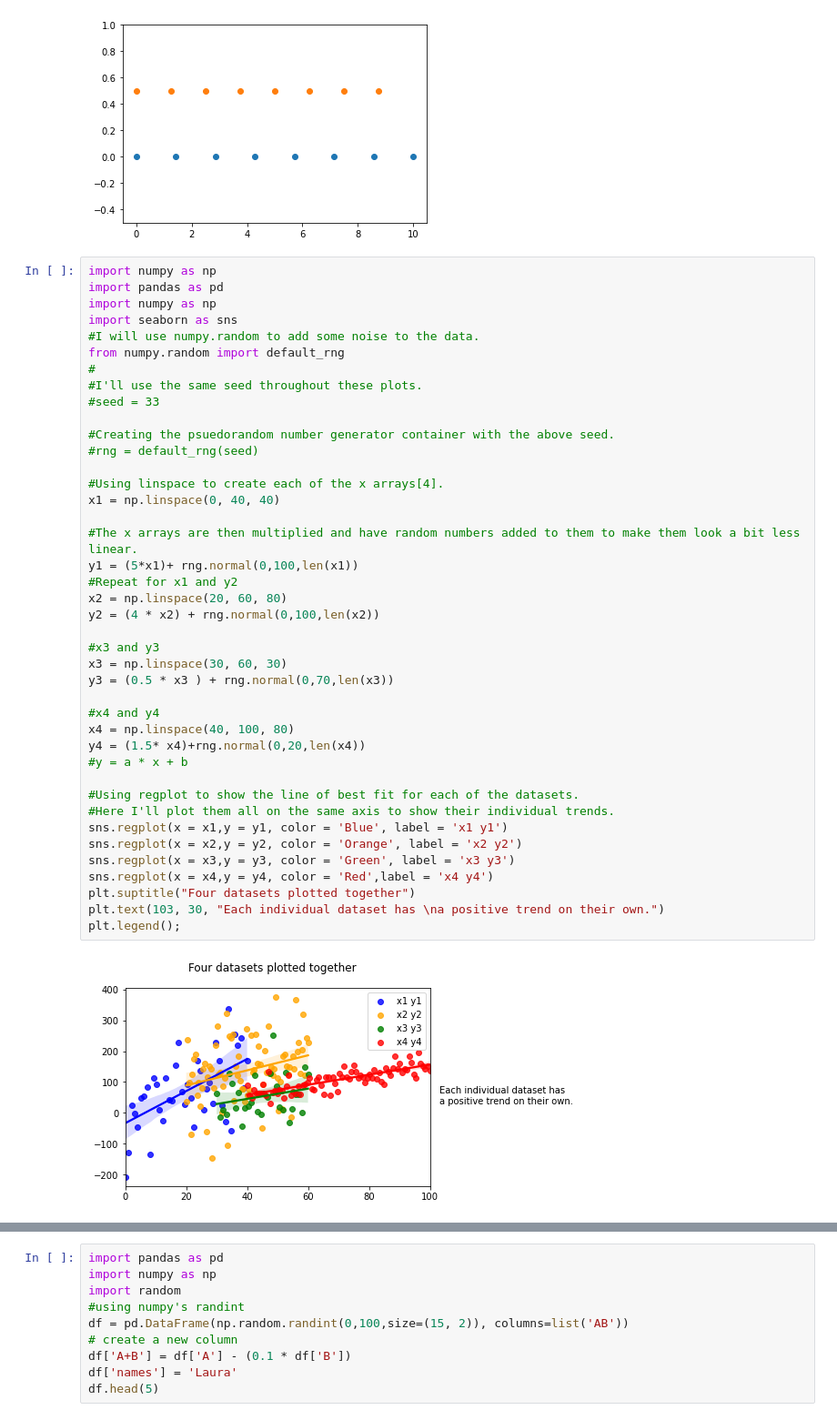
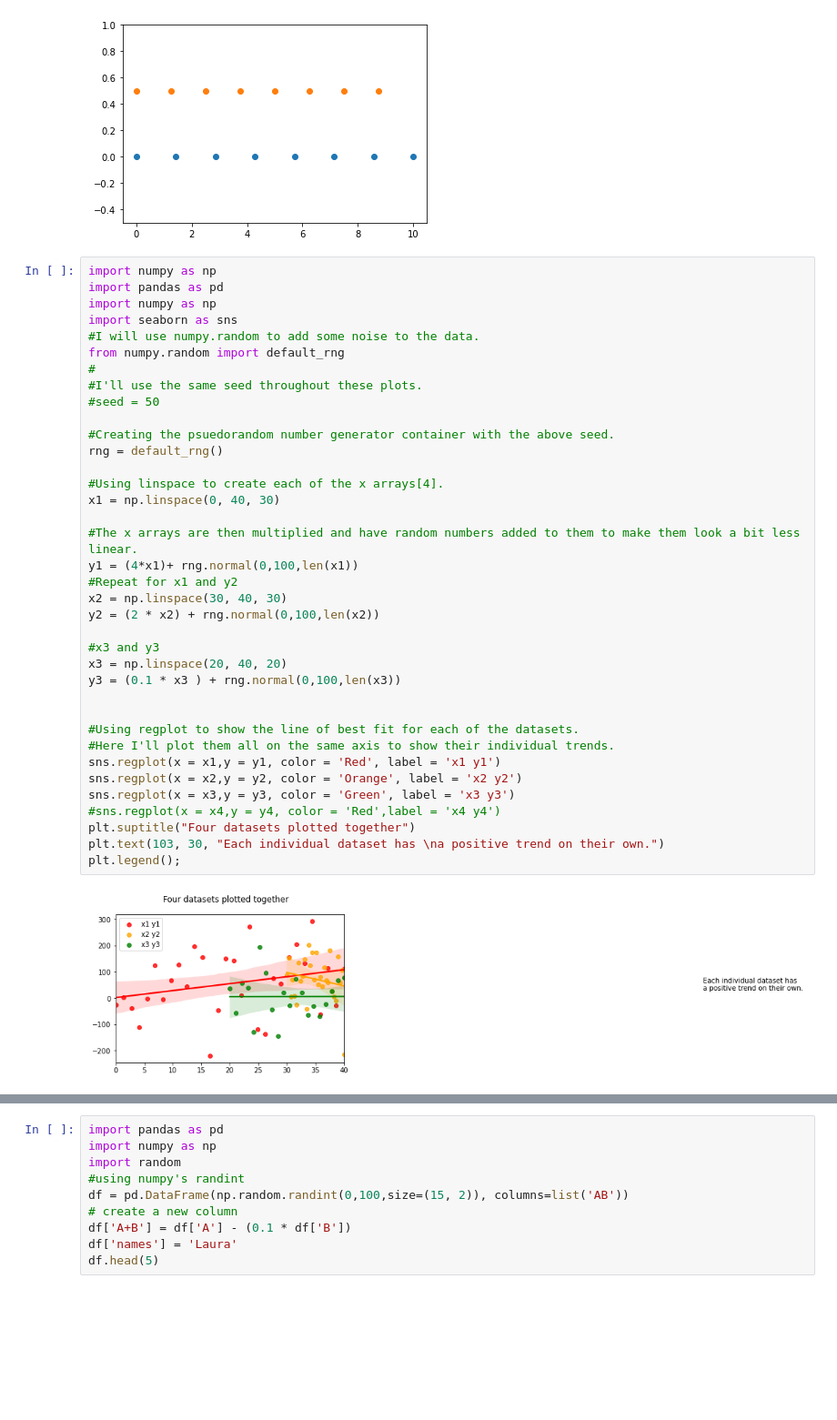
Before and after one commit to LauraBrogan/Fundamentals-of-Data-Analysis-Tasks-2020, a Jupyter notebook: Fundamentals of Data Analysis Tasks .ipynb, the cells around one changed output, grey strips where cells are left out. Shown at 91% size. Drawn from its saved outputs; the diff is of its cells as text; blank space fills up the shorter version.

```diff
--- a/Fundamentals of Data Analysis Tasks .ipynb
+++ b/Fundamentals of Data Analysis Tasks .ipynb
@@ -260,45 +260,41 @@ plt.show()
 # %%
 import numpy as np
 import pandas as pd
 import numpy as np
 import seaborn as sns
 #I will use numpy.random to add some noise to the data.
 from numpy.random import default_rng
 #
 #I'll use the same seed throughout these plots.
-#seed = 33
+#seed = 50
 
 #Creating the psuedorandom number generator container with the above seed.
-#rng = default_rng(seed)
+rng = default_rng()
 
 #Using linspace to create each of the x arrays[4].
-x1 = np.linspace(0, 40, 40)
+x1 = np.linspace(0, 40, 30)
 
 #The x arrays are then multiplied and have random numbers added to them to make them look a bit less linear.
-y1 = (5*x1)+ rng.normal(0,100,len(x1))
+y1 = (4*x1)+ rng.normal(0,100,len(x1))
 #Repeat for x1 and y2
-x2 = np.linspace(20, 60, 80)
-y2 = (4 * x2) + rng.normal(0,100,len(x2))
+x2 = np.linspace(30, 40, 30)
+y2 = (2 * x2) + rng.normal(0,100,len(x2))
 
 #x3 and y3
-x3 = np.linspace(30, 60, 30)
-y3 = (0.5 * x3 ) + rng.normal(0,70,len(x3))
+x3 = np.linspace(20, 40, 20)
+y3 = (0.1 * x3 ) + rng.normal(0,100,len(x3))
 
-#x4 and y4
-x4 = np.linspace(40, 100, 80)
-y4 = (1.5* x4)+rng.normal(0,20,len(x4))
-#y = a * x + b
 
 #Using regplot to show the line of best fit for each of the datasets.
 #Here I'll plot them all on the same axis to show their individual trends.
-sns.regplot(x = x1,y = y1, color = 'Blue', label = 'x1 y1')
+sns.regplot(x = x1,y = y1, color = 'Red', label = 'x1 y1')
 sns.regplot(x = x2,y = y2, color = 'Orange', label = 'x2 y2')
 sns.regplot(x = x3,y = y3, color = 'Green', label = 'x3 y3')
-sns.regplot(x = x4,y = y4, color = 'Red',label = 'x4 y4')
+#sns.regplot(x = x4,y = y4, color = 'Red',label = 'x4 y4')
 plt.suptitle("Four datasets plotted together")
 plt.text(103, 30, "Each individual dataset has \na positive trend on their own.")
 plt.legend();
 # %% [output]
-[figure, old version]
+[figure, new version]
 # %%
 #Combining all the x and y arrays into one.
```
Also changed, not shown: parts of 8 cells of this notebook.
